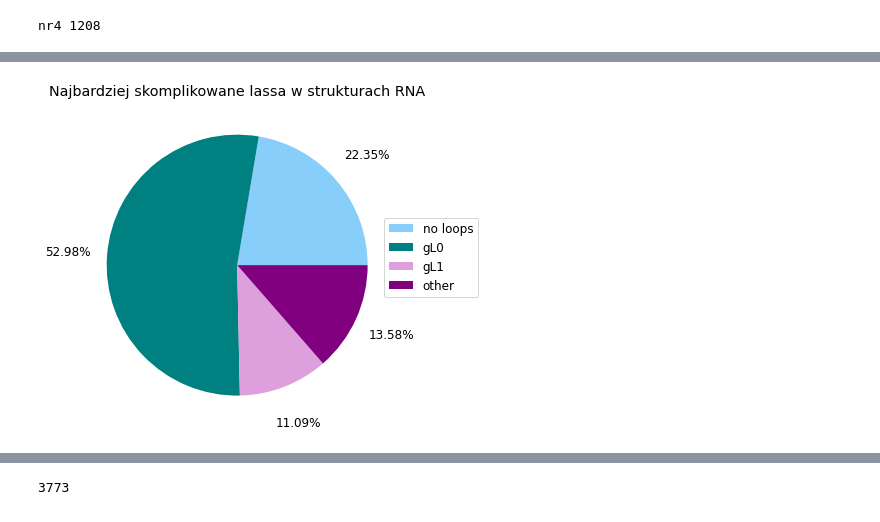
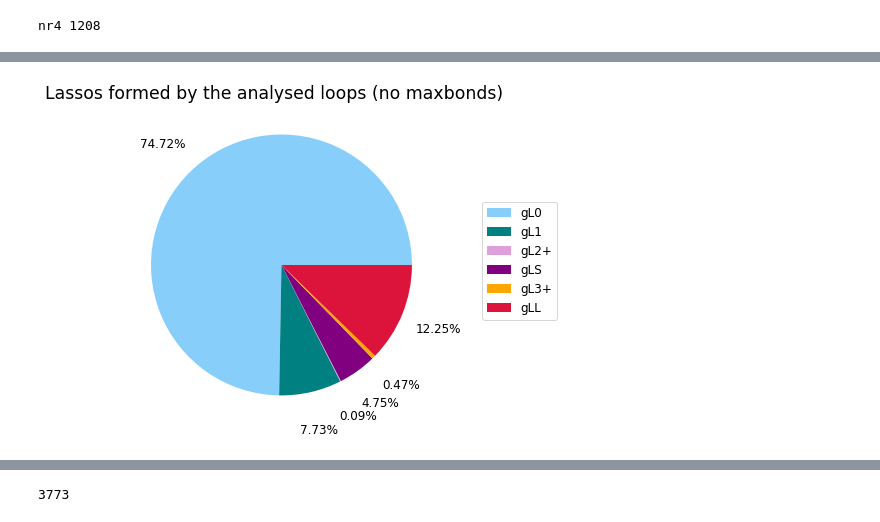
Before and after one commit to barbarajurzysta/GLN-RNA, a Jupyter notebook: analysis_new.ipynb, the cells around one changed output, grey strips where cells are left out. Drawn from its saved outputs; the diff is of its cells as text; code cells hidden in the pictures.

```diff
--- a/analysis_new.ipynb
+++ b/analysis_new.ipynb
@@ -226,0 +240,3 @@ def lassoStats2(data, gLL): # bez 'brak pętli'
+# %%
+for data, d in zip(datas, dirs):
+    data.to_csv(f'results/{d}/results.txt', sep=';', index=False)
@@ -226,0 +245,8 @@ def lassoStats2(data, gLL): # bez 'brak pętli'
+# %%
+datas = []
+for d in dirs:
+    datas.append(DF2(f'results/{d}/results.txt'))
+# %%
+for data, d in zip(datas, dirs):
+    print(d)
+    print(lassoClasses(data), '\n')
@@ -226,0 +265,10 @@ def lassoStats2(data, gLL): # bez 'brak pętli'
+# %%
+gLLs = []
+Ls = []
+for d in dirs:
+    L, gLL = lassoStatsLoops(f'results/{d}/out.txt')
+    gLLs.append(gLL)
+    Ls.append(L)
+    print(d)
+    print(L, str(sum(L[1:])/sum(L)*100)+'%', '\n')
+    #  [gL0, gL1, gL2+, gLS, gL3+, gLL] and % of loops forming non-trivial lassos
@@ -227,10 +392,12 @@ def lassoStats2(data, gLL): # bez 'brak pętli'
 # %%
-fig, ax = plt.subplots(1, 1, figsize=(7,6))
-col = ['lightskyblue','teal', 'plum', 'purple']
-ax.pie(lassoStats1(data, gLL0, rnas), colors=col, autopct='%1.2f%%', pctdistance=1.3, textprops=dict(color="k"))
-
-ax.set_title('Najbardziej skomplikowane lassa w strukturach RNA')
-fig.legend(['no loops','gL0','gL1','other'],loc='right')
+# jakie lassa we wszystkich analizowanych pętlach
+fig, ax = plt.subplots(1, 1, figsize=(8, 6))
+col = ['lightskyblue','teal', 'plum', 'purple', 'orange', 'crimson']
+ax.pie(Ls[-1], colors=col, autopct='%1.2f%%', pctdistance=1.3, textprops=dict(color="k"))
+fig.suptitle('Lassos formed by the analysed loops (no maxbonds)', size='x-large', y=0.92)
+fig.legend(['gL0','gL1','gL2+','gLS','gL3+','gLL'],loc='right')
+plt.savefig('results/plots/lassos_loops.png', bbox_inches='tight')
 plt.show()
+# gL0,gL1,gL2+,gLS,gL3+,gLL
 # %% [output]
-[figure, old version]
+[figure, new version]
```
Also changed, not shown: parts of 44 cells of this notebook, 4 other files.
